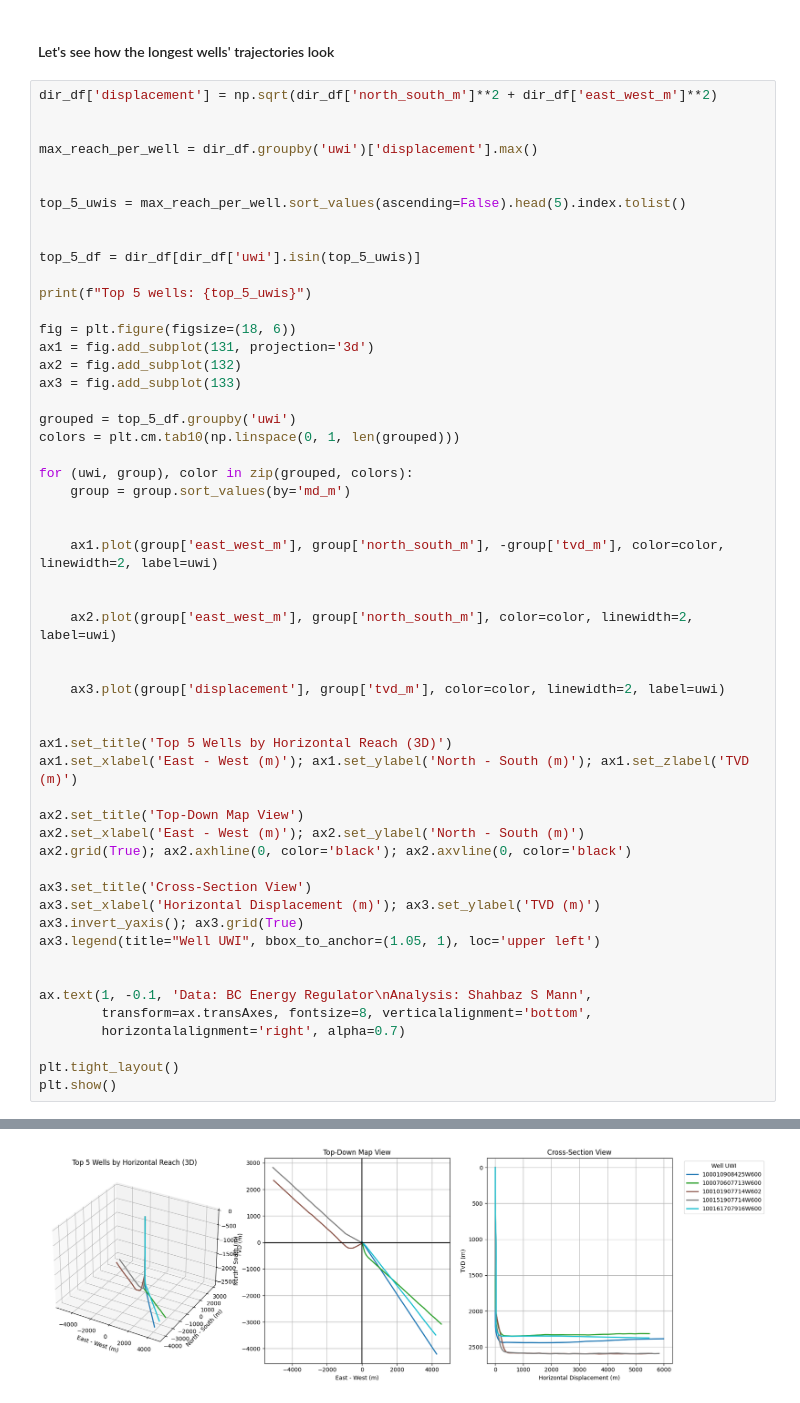
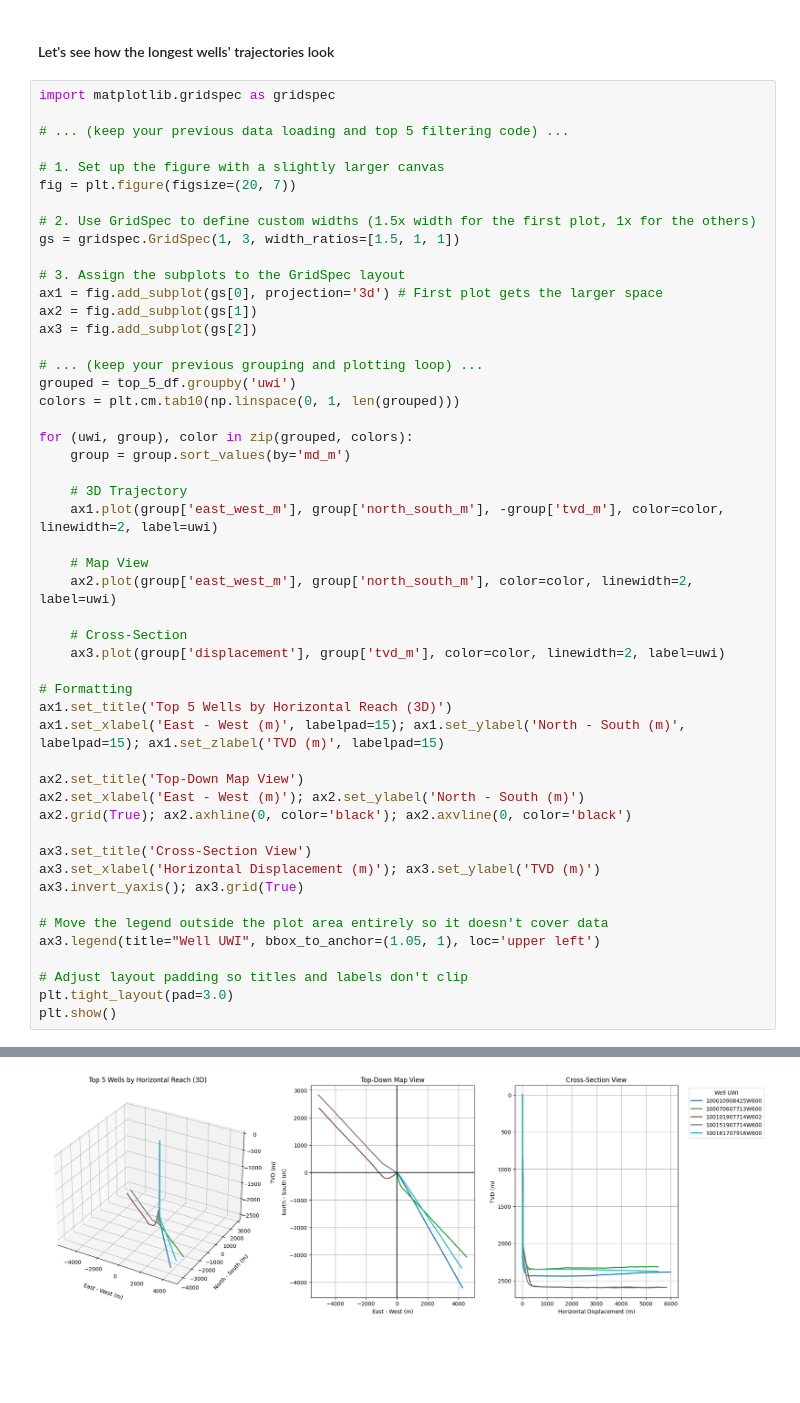
Before and after one commit to shahbazmann/BC-HorizontalAnalysis, a Jupyter notebook: report.ipynb, the cells around one changed output, grey strips where cells are left out. Cells and saved outputs as stored; diff of their text form; blank space fills up the shorter version.

```diff
--- a/report.ipynb
+++ b/report.ipynb
@@ -113,42 +113,40 @@ plt.show()
 # %% [markdown]
 ####  Let's  see how the longest wells' trajectories look
 # %%
-dir_df['displacement'] = np.sqrt(dir_df['north_south_m']**2 + dir_df['east_west_m']**2)
+import matplotlib.gridspec as gridspec
 
+# ... (keep your previous data loading and top 5 filtering code) ...
 
-max_reach_per_well = dir_df.groupby('uwi')['displacement'].max()
+# 1. Set up the figure with a slightly larger canvas
+fig = plt.figure(figsize=(20, 7))
 
+# 2. Use GridSpec to define custom widths (1.5x width for the first plot, 1x for the others)
+gs = gridspec.GridSpec(1, 3, width_ratios=[1.5, 1, 1])
 
-top_5_uwis = max_reach_per_well.sort_values(ascending=False).head(5).index.tolist()
+# 3. Assign the subplots to the GridSpec layout
+ax1 = fig.add_subplot(gs[0], projection='3d') # First plot gets the larger space
+ax2 = fig.add_subplot(gs[1])
+ax3 = fig.add_subplot(gs[2])
 
-
-top_5_df = dir_df[dir_df['uwi'].isin(top_5_uwis)]
-
-print(f"Top 5 wells: {top_5_uwis}")
-
-fig = plt.figure(figsize=(18, 6))
-ax1 = fig.add_subplot(131, projection='3d')
-ax2 = fig.add_subplot(132)
-ax3 = fig.add_subplot(133)
-
+# ... (keep your previous grouping and plotting loop) ...
 grouped = top_5_df.groupby('uwi')
 colors = plt.cm.tab10(np.linspace(0, 1, len(grouped)))
 
 for (uwi, group), color in zip(grouped, colors):
     group = group.sort_values(by='md_m')
 
-
+    # 3D Trajectory
     ax1.plot(group['east_west_m'], group['north_south_m'], -group['tvd_m'], color=color, linewidth=2, label=uwi)
 
-
+    # Map View
     ax2.plot(group['east_west_m'], group['north_south_m'], color=color, linewidth=2, label=uwi)
 
-
+    # Cross-Section
     ax3.plot(group['displacement'], group['tvd_m'], color=color, linewidth=2, label=uwi)
 
-
+# Formatting
 ax1.set_title('Top 5 Wells by Horizontal Reach (3D)')
-ax1.set_xlabel('East - West (m)'); ax1.set_ylabel('North - South (m)'); ax1.set_zlabel('TVD (m)')
+ax1.set_xlabel('East - West (m)', labelpad=15); ax1.set_ylabel('North - South (m)', labelpad=15); ax1.set_zlabel('TVD (m)', labelpad=15)
 
 ax2.set_title('Top-Down Map View')
 ax2.set_xlabel('East - West (m)'); ax2.set_ylabel('North - South (m)')
@@ -157,13 +155,11 @@ ax2.grid(True); ax2.axhline(0, color='black'); ax2.axvline(0, color='black')
 ax3.set_title('Cross-Section View')
 ax3.set_xlabel('Horizontal Displacement (m)'); ax3.set_ylabel('TVD (m)')
 ax3.invert_yaxis(); ax3.grid(True)
+
+# Move the legend outside the plot area entirely so it doesn't cover data
 ax3.legend(title="Well UWI", bbox_to_anchor=(1.05, 1), loc='upper left')
 
-
-ax.text(1, -0.1, 'Data: BC Energy Regulator\nAnalysis: Shahbaz S Mann',
-        transform=ax.transAxes, fontsize=8, verticalalignment='bottom',
-        horizontalalignment='right', alpha=0.7)
-
-plt.tight_layout()
+# Adjust layout padding so titles and labels don't clip
+plt.tight_layout(pad=3.0)
 plt.show()
 # %% [output]
@@ -171 +166 @@ Top 5 wells: ['100010908425W600', '100151907714W600', '100101907714W602', '10007
-[figure, old version]
+[figure, new version]
```
Also changed, not shown: parts of 1 cell of this notebook.
